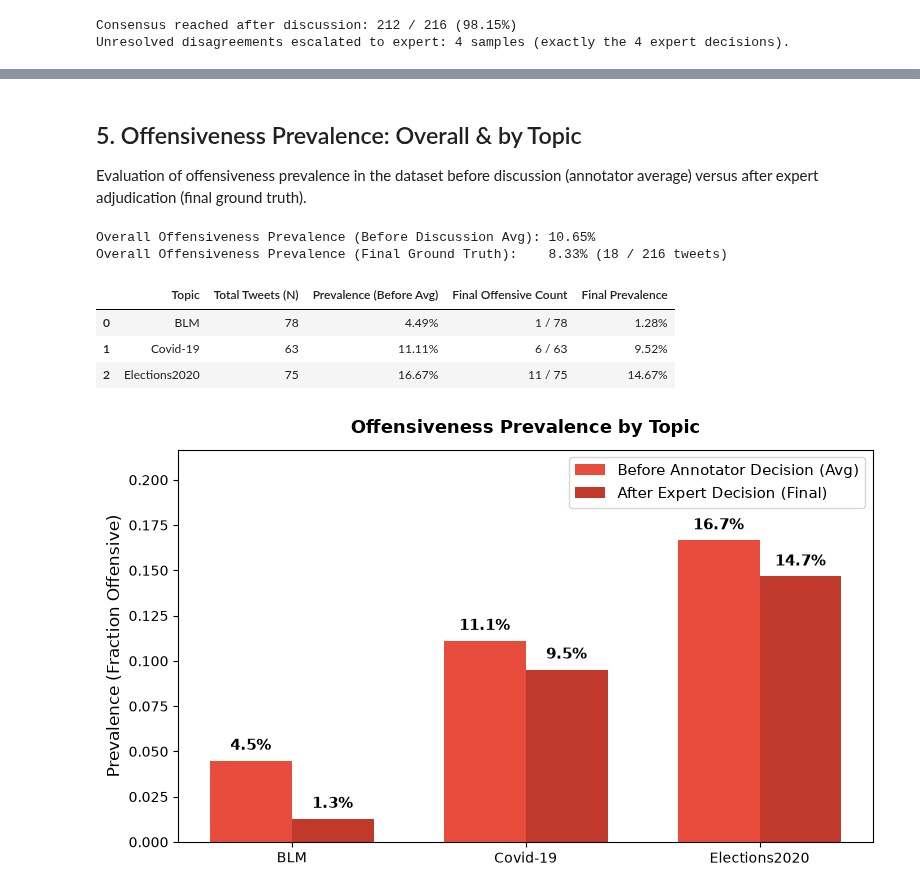
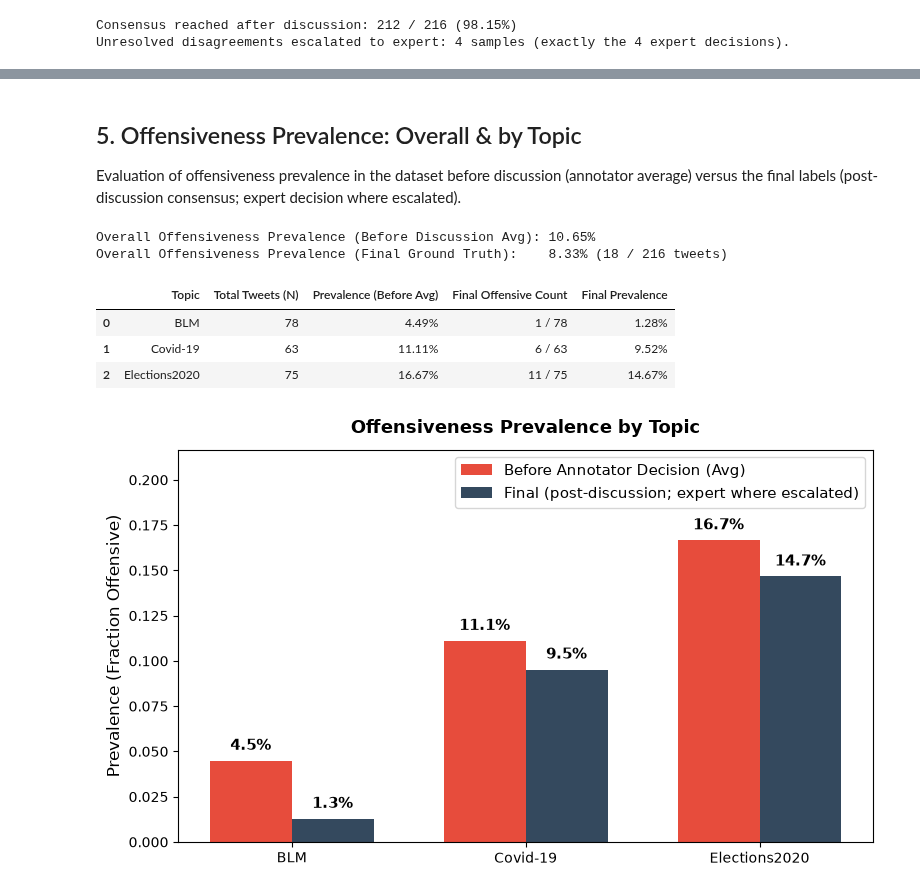
Before and after one commit to daniilperkin-uni/bsem, a Jupyter notebook: annotation_experiment/presentation/annotated_data_analysis.ipynb, the cells around one changed output, grey strips where cells are left out. Drawn from its saved outputs; the diff is of its cells as text; code cells hidden in the pictures.

Commit message:
updates for the better first part of presentation

```diff
--- a/annotation_experiment/presentation/annotated_data_analysis.ipynb
+++ b/annotation_experiment/presentation/annotated_data_analysis.ipynb
@@ -69,6 +69,10 @@ for p in candidate_base_paths:
 
 print(f"Base path resolved to: {path}")
 
+# Directory for exported high-resolution figures (for slides)
+fig_dir = os.path.join(path, "presentation", "figures")
+os.makedirs(fig_dir, exist_ok=True)
+
 # Helper: Extract binary label (1=Offensive, 0=Not Offensive) for a specific user
 def user_label(labels_list, cur_ann):
     """Extract binary label for a specified user from a labels list."""
@@ -443,6 +464,6 @@ plt.show()
 # %% [markdown]
 ## 5. Offensiveness Prevalence: Overall & by Topic
-Evaluation of offensiveness prevalence in the dataset before discussion (annotator average) versus after expert adjudication (final ground truth).
+Evaluation of offensiveness prevalence in the dataset before discussion (annotator average) versus the final labels (post-discussion consensus; expert decision where escalated).
 # %%
 # Overall Ground Truth Prevalence
 total_final_offensive = int(df["final_label"].sum())
@@ -490,32 +511,33 @@ for t in topics:
 display(pd.DataFrame(topic_summary))
 
 # Plot Offensiveness Prevalence by Topic
 x = np.arange(len(topics))
 width = 0.35
 
 fig, ax = plt.subplots(figsize=(8, 4.8))
 bars_b = ax.bar(x - width/2, prev_before, width, label="Before Annotator Decision (Avg)", color="#e74c3c")
-bars_e = ax.bar(x + width/2, prev_expert, width, label="After Expert Decision (Final)", color="#c0392b")
+bars_e = ax.bar(x + width/2, prev_expert, width, label="Final (post-discussion; expert where escalated)", color="#34495e")
 
 ax.set_ylabel("Prevalence (Fraction Offensive)")
 ax.set_title("Offensiveness Prevalence by Topic", fontweight="bold", pad=12)
 ax.set_xticks(x)
 ax.set_xticklabels(topics)
 y_max = max(max(prev_before), max(prev_expert))
 ax.set_ylim(0, y_max * 1.30)
 ax.legend(loc="upper right")
 
 for bar in list(bars_b) + list(bars_e):
     height = bar.get_height()
     ax.text(bar.get_x() + bar.get_width() / 2.0, height + 0.004, f"{height:.1%}", ha="center", va="bottom", fontweight="bold")
 
 plt.tight_layout()
+plt.savefig(os.path.join(fig_dir, "fig_prevalence_by_topic.png"), dpi=300, bbox_inches="tight")
 plt.show()
 # %% [output]
 Overall Offensiveness Prevalence (Before Discussion Avg): 10.65%
 Overall Offensiveness Prevalence (Final Ground Truth):    8.33% (18 / 216 tweets)
 |  | Topic | Total Tweets (N) | Prevalence (Before Avg) | Final Offensive Count | Final Prevalence |
 | 0 | BLM | 78 | 4.49% | 1 / 78 | 1.28% |
 | 1 | Covid-19 | 63 | 11.11% | 6 / 63 | 9.52% |
 | 2 | Elections2020 | 75 | 16.67% | 11 / 75 | 14.67% |
-[figure, old version]
+[figure, new version]
```
Also changed, not shown: parts of 7 cells of this notebook, 4 other files.
